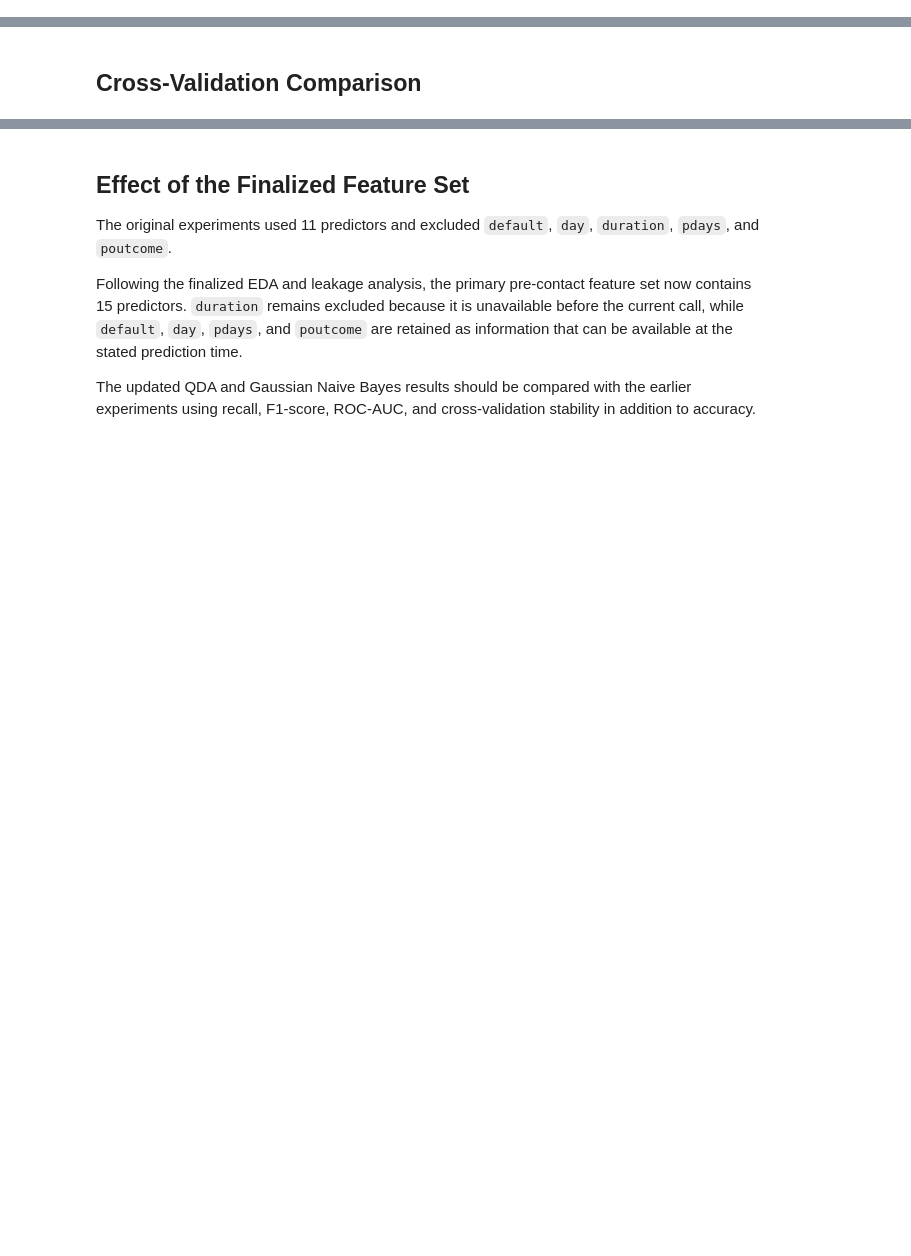
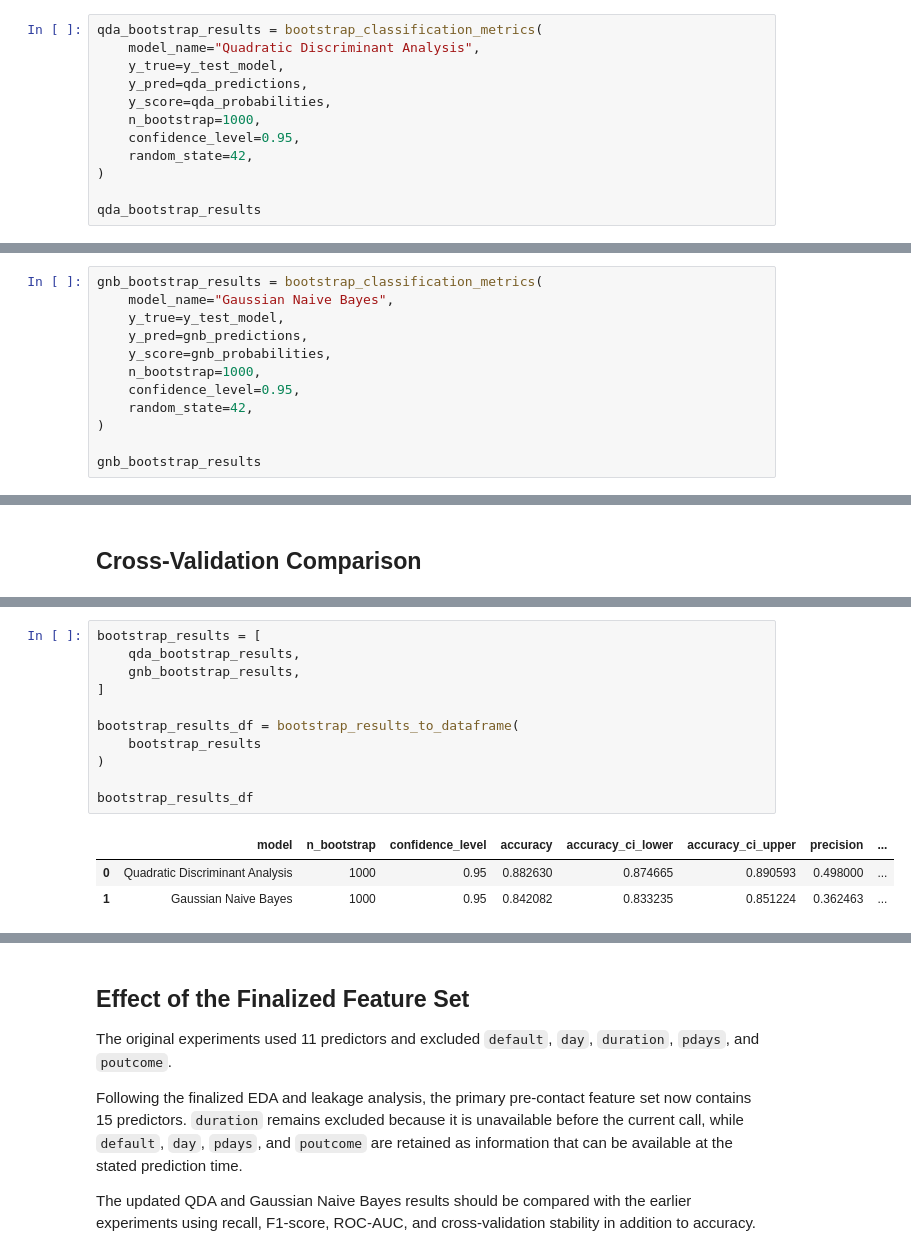
Before and after one commit to TilokJahan/BankMarketingMachineLearningProject, a Jupyter notebook: notebooks/03_modeling.ipynb, the cells around one changed output, grey strips where cells are left out. Cells and saved outputs as stored; diff of their text form; blank space fills up the shorter version.

Commit message:
Add bootstrap confidence intervals for test metrics

```diff
--- a/notebooks/03_modeling.ipynb
+++ b/notebooks/03_modeling.ipynb
@@ -349,0 +361,12 @@ qda_cv_results
+# %%
+qda_bootstrap_results = bootstrap_classification_metrics(
+    model_name="Quadratic Discriminant Analysis",
+    y_true=y_test_model,
+    y_pred=qda_predictions,
+    y_score=qda_probabilities,
+    n_bootstrap=1000,
+    confidence_level=0.95,
+    random_state=42,
+)
+
+qda_bootstrap_results
@@ -453,0 +502,12 @@ gnb_cv_results
+# %%
+gnb_bootstrap_results = bootstrap_classification_metrics(
+    model_name="Gaussian Naive Bayes",
+    y_true=y_test_model,
+    y_pred=gnb_predictions,
+    y_score=gnb_probabilities,
+    n_bootstrap=1000,
+    confidence_level=0.95,
+    random_state=42,
+)
+
+gnb_bootstrap_results
@@ -489,0 +582,15 @@ cv_results_df
+# %%
+bootstrap_results = [
+    qda_bootstrap_results,
+    gnb_bootstrap_results,
+]
+
+bootstrap_results_df = bootstrap_results_to_dataframe(
+    bootstrap_results
+)
+
+bootstrap_results_df
+# %% [output]
+|  | model | n_bootstrap | confidence_level | accuracy | accuracy_ci_lower | accuracy_ci_upper | precision | ... |
+| 0 | Quadratic Discriminant Analysis | 1000 | 0.95 | 0.882630 | 0.874665 | 0.890593 | 0.498000 | ... |
+| 1 | Gaussian Naive Bayes | 1000 | 0.95 | 0.842082 | 0.833235 | 0.851224 | 0.362463 | ... |
```
Also changed, not shown: parts of 9 cells of this notebook, 2 other files.
